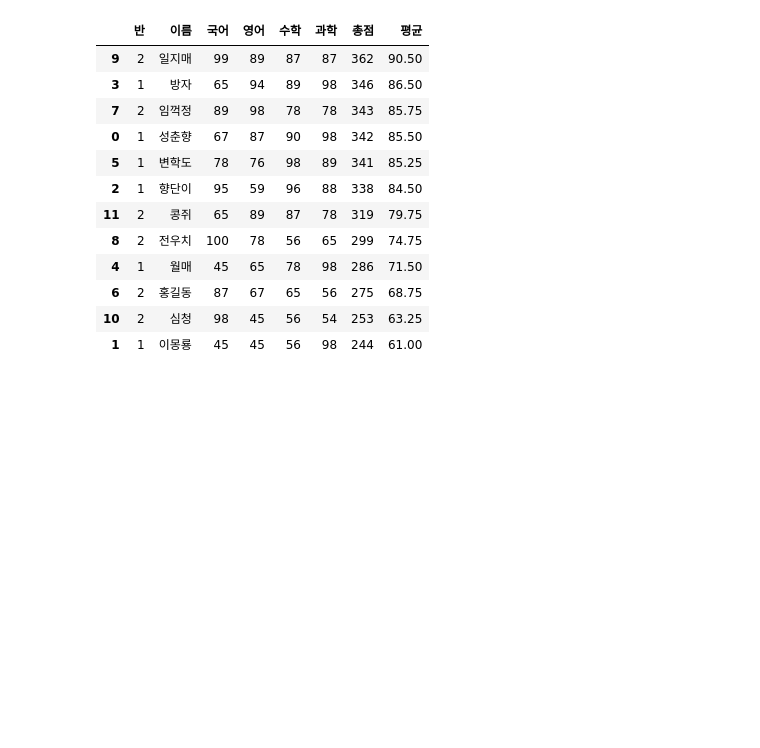
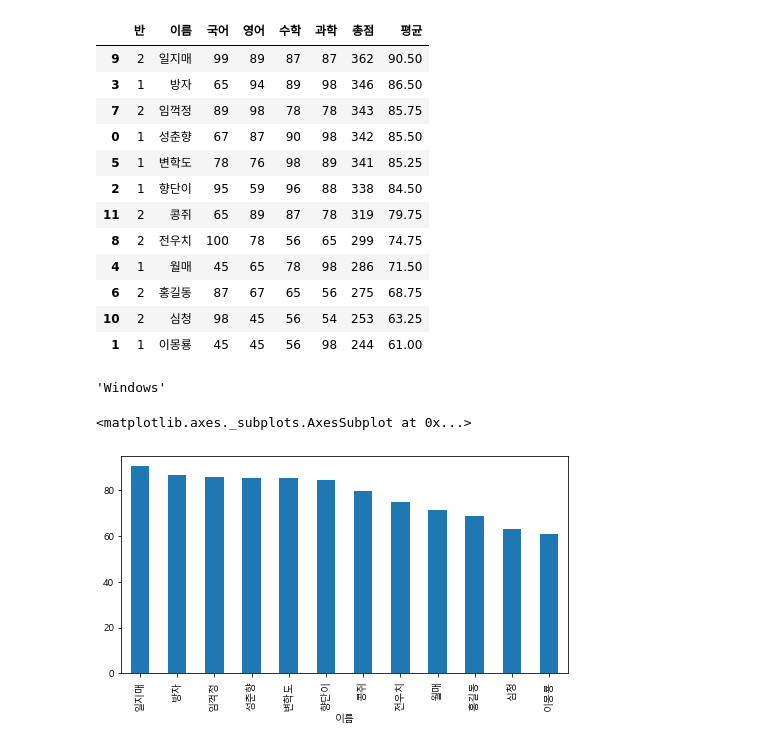
Before and after one commit to gotocernlikelion/study_ai, a Jupyter notebook: day02.ipynb, the cells around one changed output. Saved outputs shown, nothing was run; the diff lists cells and outputs as text; code cells hidden in the pictures; blank space fills up the shorter version.

```diff
--- a/day02.ipynb
+++ b/day02.ipynb
@@ -84,3 +84,28 @@ df2
 | 6 | 2 | 홍길동 | 87 | 67 | 65 | 56 | 275 | 68.75 |
 | 10 | 2 | 심청 | 98 | 45 | 56 | 54 | 253 | 63.25 |
 | 1 | 1 | 이몽룡 | 45 | 45 | 56 | 98 | 244 | 61.00 |
+# %%
+#matplotlib에서 한글이 깨지면 안되니까 이걸 설정함.
+import platform
+platform.system()
+# %% [output]
+'Windows'
+# %%
+import platform
+import matplotlib
+if platform.system() == 'Windows':
+    matplotlib.rc('font', family='Malgun Gothic')
+elif platform.system() == 'Darwin': #Mac
+    matplotlib.rc('font',family='AppleGothic')
+else: matplotlib.rc('font', family='NanumGothic') #linux
+
+plt.rcParams['axes.unicode_minus'] = False #마이너스 기호 깨짐 방지
+# %%
+sorted_df = df.sort_values(['평균'], ascending=[False])
+# %%
+sorted_df.index = sorted_df['이름']
+# %%
+sorted_df['평균'].plot(kind='bar',figsize=(8,4))
+# %% [output]
+<matplotlib.axes._subplots.AxesSubplot at 0x...>
+[figure, added]
```
Also changed, not shown: parts of 56 cells of this notebook.
